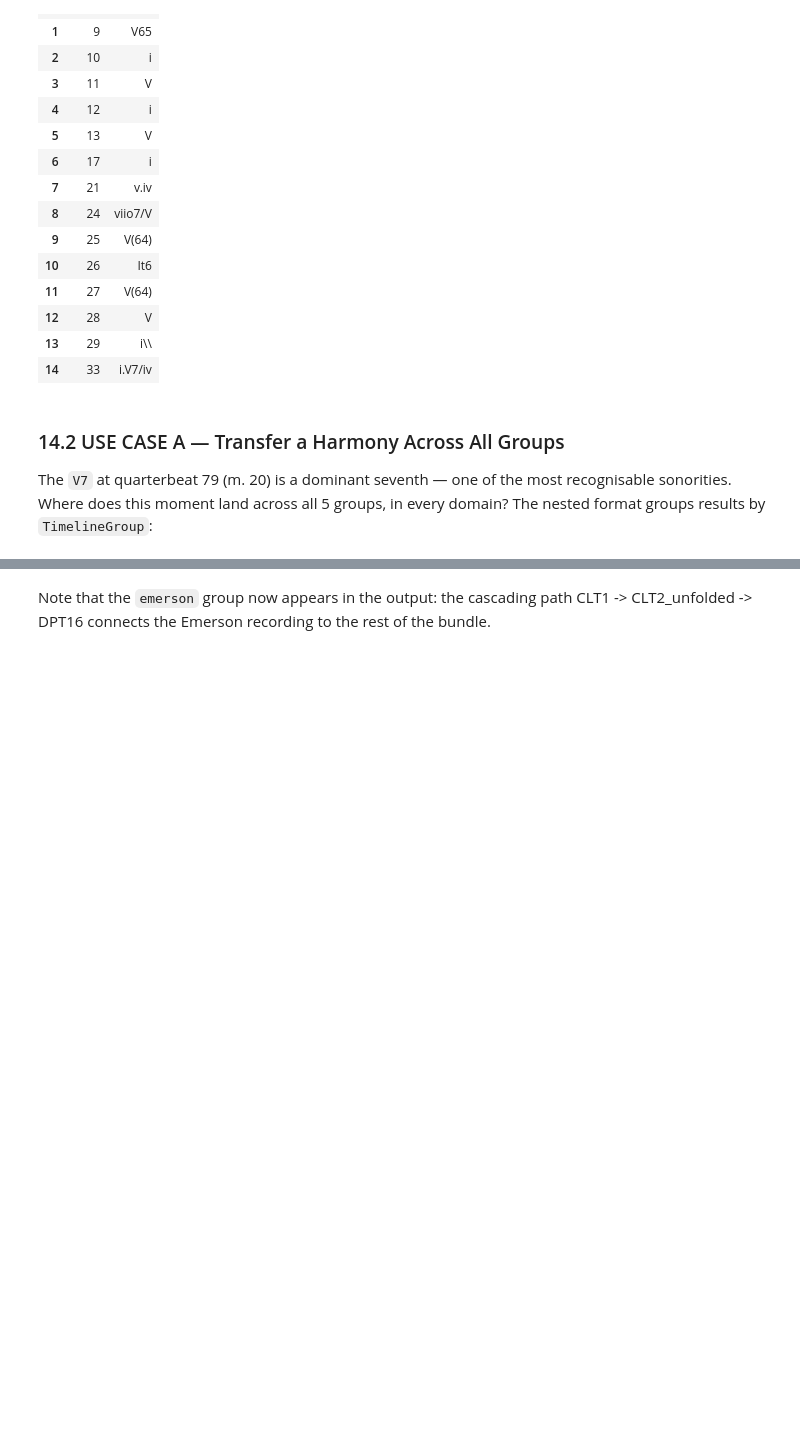
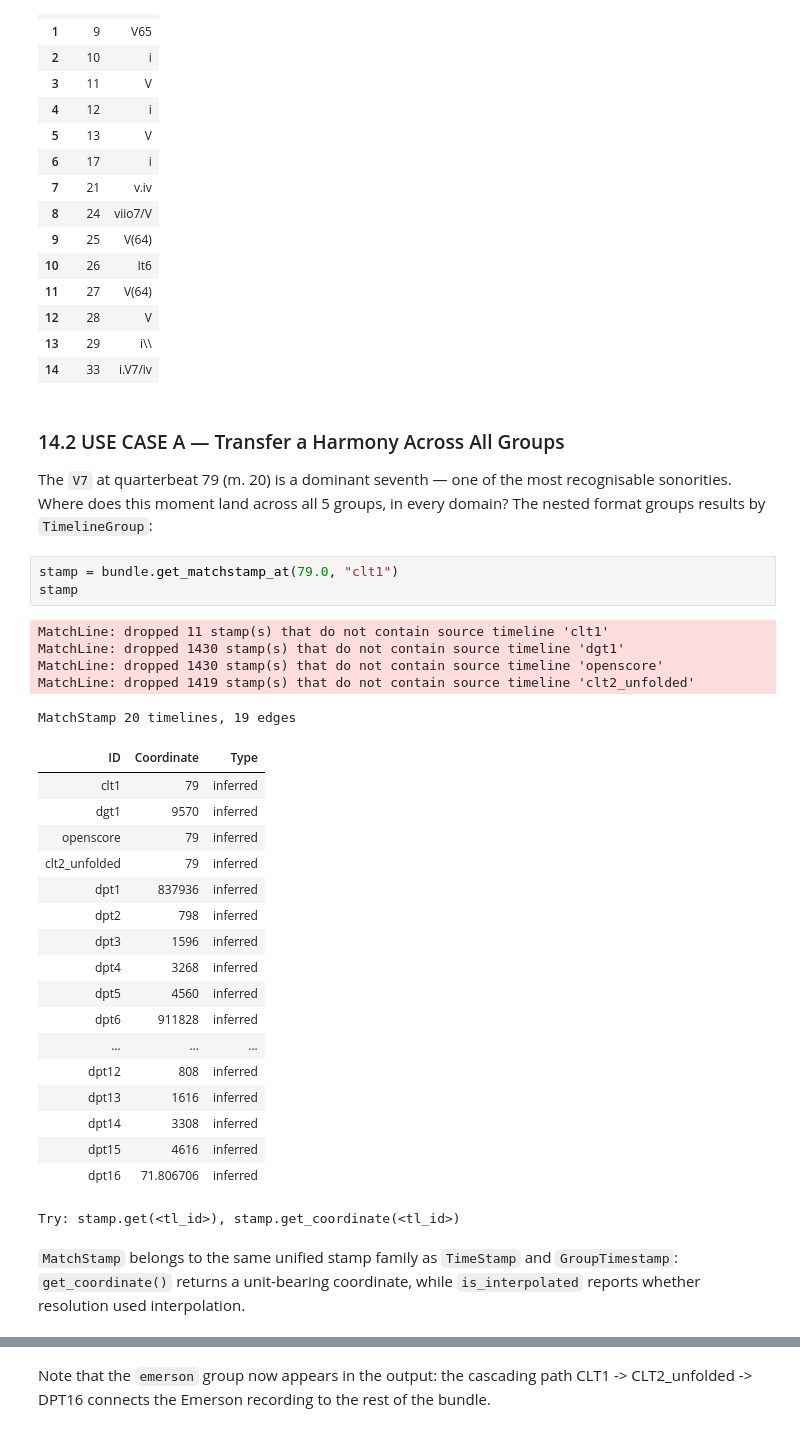
Before and after one commit to TimeToAlign/timetoalign, a Jupyter notebook: docs/page/howto/how03_beethoven_multimodal.ipynb, the cells around one changed output, grey strips where cells are left out. Saved outputs shown, nothing was run; the diff lists cells and outputs as text; blank space fills up the shorter version.

```diff
--- a/docs/page/howto/how03_beethoven_multimodal.ipynb
+++ b/docs/page/howto/how03_beethoven_multimodal.ipynb
@@ -955,3 +937,34 @@ The `V7` at quarterbeat 79 (m. 20) is a dominant seventh — one of the
 most recognisable sonorities. Where does this moment land across all
 5 groups, in every domain? The nested format groups results by
 `TimelineGroup`:
+# %%
+stamp = bundle.get_matchstamp_at(79.0, "clt1")
+stamp
+# %% [output]
+MatchLine: dropped 11 stamp(s) that do not contain source timeline 'clt1'
+MatchLine: dropped 1430 stamp(s) that do not contain source timeline 'dgt1'
+MatchLine: dropped 1430 stamp(s) that do not contain source timeline 'openscore'
+MatchLine: dropped 1419 stamp(s) that do not contain source timeline 'clt2_unfolded'
+MatchStamp 20 timelines, 19 edges
+| ID | Coordinate | Type |
+| clt1 | 79 | inferred |
+| dgt1 | 9570 | inferred |
+| openscore | 79 | inferred |
+| clt2_unfolded | 79 | inferred |
+| dpt1 | 837936 | inferred |
+| dpt2 | 798 | inferred |
+| dpt3 | 1596 | inferred |
+| dpt4 | 3268 | inferred |
+| dpt5 | 4560 | inferred |
+| dpt6 | 911828 | inferred |
+| ... | ... | ... |
+| dpt12 | 808 | inferred |
+| dpt13 | 1616 | inferred |
+| dpt14 | 3308 | inferred |
+| dpt15 | 4616 | inferred |
+| dpt16 | 71.806706 | inferred |
+Try: stamp.get(<tl_id>), stamp.get_coordinate(<tl_id>)
+# %% [markdown]
+`MatchStamp` belongs to the same unified stamp family as `TimeStamp` and
+`GroupTimestamp`: `get_coordinate()` returns a unit-bearing coordinate,
+while `is_interpolated` reports whether resolution used interpolation.
```
Also changed, not shown: parts of 25 cells of this notebook, 55 other files.
